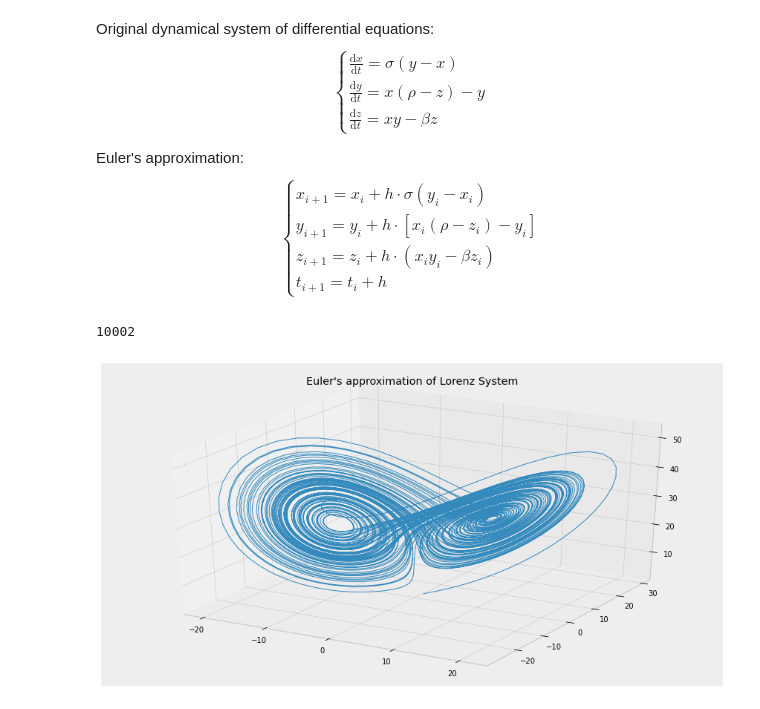
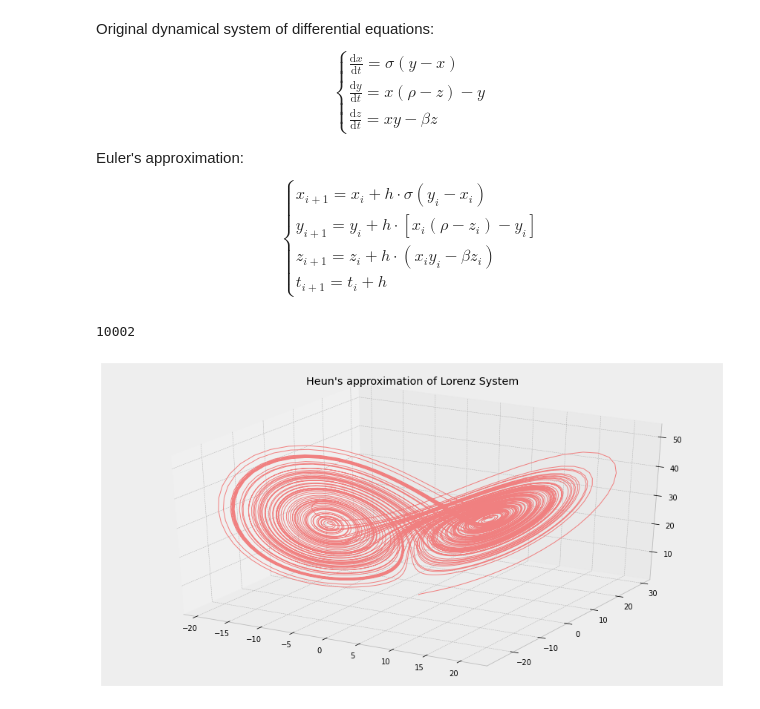
Before and after one commit to lennemo09/Scientific-Computing-Collection, a Jupyter notebook: notebooks/dynamical-systems-and-ODEs/heuns-method.ipynb, the cells around one changed output. Drawn from its saved outputs; the diff is of its cells as text; code cells hidden in the pictures.

```diff
--- a/notebooks/dynamical-systems-and-ODEs/heuns-method.ipynb
+++ b/notebooks/dynamical-systems-and-ODEs/heuns-method.ipynb
@@ -122,10 +123,10 @@ test_a()
 # %%
-def dynamic_eulers(h, sys_vars, fs, domain):
+def dynamic_heuns(h, sys_vars, fs, domain):
     """
-    Euler's method of approximating a dynamical system.
+    Heun's method of approximating a dynamical system.
     @param: h: time step for t (or delta_t).
     @param: sys_vars: a list of lists of values for the variables for the system, e.g. [[x(t)s],[y(t)s],[z(t)s]].
-    @param: domain: list of tuples of starting and ending values for the variables, e.g. [(x0,y0,z0),(xn,yn,zn)].
+    @param: domain: list of tuples (or lists) of starting and ending values for the variables, e.g. [(x0,y0,z0),(xn,yn,zn)].
     """
     running = True
 
@@ -140,18 +141,34 @@ def dynamic_eulers(h, sys_vars, fs, domain):
                 break
 
         new_vars = []
-        for i in range(len(fs)):
+        for i in range(len(fs)-1):
             f = fs[i]
             curr_f = f(curr_vars)
+
             if curr_f is None:
+                print("break early 1")
+                running = False
+                break
+
+            next_vars = curr_vars[:]
+            next_vars[-1] = next_vars[-1] + h
+            next_vars[i] = curr_vars[i] + h*curr_f
+            next_f = f(next_vars)
+
+            if curr_f is None or next_f is None:
+                print("break early 2")
                 running = False
                 break
             else:
-                var = curr_vars[i] + h*curr_f
+                var = curr_vars[i] + 0.5*h*(curr_f + next_f)
                 sys_vars[i].append(var)
                 new_vars.append(var)
 
-        if curr_f is None:
+        # Increment t
+        sys_vars[-1].append(curr_vars[-1] + h)
+        new_vars.append(curr_vars[-1] + h)
+
+        if curr_f is None or next_f is None:
                 break
 
         pts.append(new_vars)
@@ -218,20 +235,20 @@ z_{i+1} = z_{i} + h\cdot(x_{i}y_{i} - \beta z_{i})\\
 t_{i+1} = t_{i} + h
 \end{cases}
 # %%
-def lorenz_eulers():
-    pts = dynamic_eulers(h, [[],[],[],[]], [fx,fy,fz,ft],[inits,ends])
+def lorenz_heuns():
+    pts = dynamic_heuns(h, [[],[],[],[]], [fx,fy,fz,ft],[inits,ends])
     print(len(pts))
     xs1 = [p[0] for p in pts]
     ys1 = [p[1] for p in pts]
     zs1 = [p[2] for p in pts]
     ts1 = [p[3] for p in pts]
 
-    fig = figure(1)
+    fig = figure(2)
     lorenz = fig.gca(projection='3d')
-    plt.title("Euler's approximation of Lorenz System")
-    plot(xs1,ys1,zs1, lw='1')
+    plt.title("Heun's approximation of Lorenz System")
+    plot(xs1,ys1,zs1, lw='1', color='lightcoral')
-# %%
-lorenz_eulers()
-# %% [output]
-10002
-[figure, removed]
+# %%
+lorenz_heuns()
+# %% [output]
+10002
+[figure, added]
```
Also changed, not shown: parts of 4 cells of this notebook.
